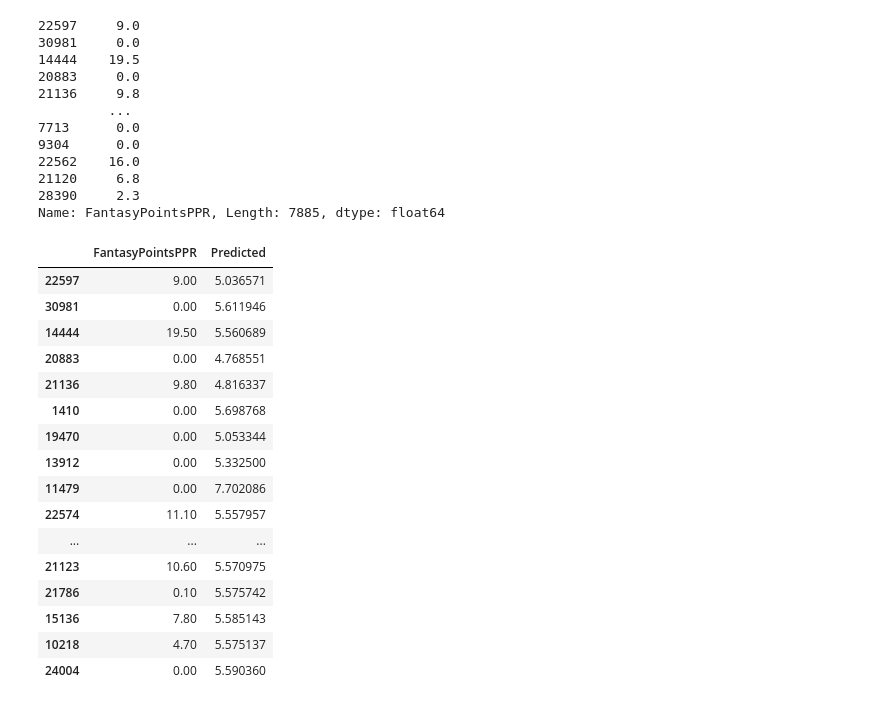
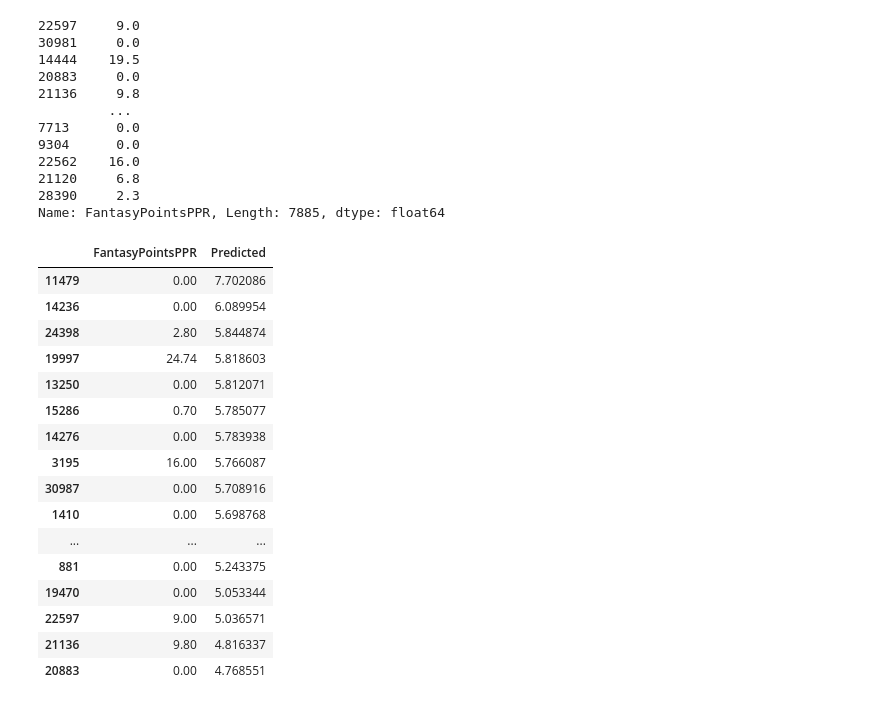
Before and after one commit to bernpb/Fantasy_Football_Prediction, a Jupyter notebook: Random_Forest_Model.ipynb, the cells around one changed output. Drawn from its saved outputs; the diff is of its cells as text; code cells hidden in the pictures.

```diff
--- a/Random_Forest_Model.ipynb
+++ b/Random_Forest_Model.ipynb
@@ -294,22 +294,22 @@ df_preds = pd.DataFrame(y_test)
 # %%
 df_preds['Predicted'] = preds
 # %%
-df_preds[:50]
+df_preds[:50].sort_values(by = 'Predicted', ascending = False)
 # %% [output]
 |  | FantasyPointsPPR | Predicted |
+| 11479 | 0.00 | 7.702086 |
+| 14236 | 0.00 | 6.089954 |
+| 24398 | 2.80 | 5.844874 |
+| 19997 | 24.74 | 5.818603 |
+| 13250 | 0.00 | 5.812071 |
+| 15286 | 0.70 | 5.785077 |
+| 14276 | 0.00 | 5.783938 |
+| 3195 | 16.00 | 5.766087 |
+| 30987 | 0.00 | 5.708916 |
+| 1410 | 0.00 | 5.698768 |
+| ... | ... | ... |
+| 881 | 0.00 | 5.243375 |
+| 19470 | 0.00 | 5.053344 |
 | 22597 | 9.00 | 5.036571 |
-| 30981 | 0.00 | 5.611946 |
-| 14444 | 19.50 | 5.560689 |
+| 21136 | 9.80 | 4.816337 |
 | 20883 | 0.00 | 4.768551 |
-| 21136 | 9.80 | 4.816337 |
-| 1410 | 0.00 | 5.698768 |
-| 19470 | 0.00 | 5.053344 |
-| 13912 | 0.00 | 5.332500 |
-| 11479 | 0.00 | 7.702086 |
-| 22574 | 11.10 | 5.557957 |
-| ... | ... | ... |
-| 21123 | 10.60 | 5.570975 |
-| 21786 | 0.10 | 5.575742 |
-| 15136 | 7.80 | 5.585143 |
-| 10218 | 4.70 | 5.575137 |
-| 24004 | 0.00 | 5.590360 |
```
Also changed, not shown: 6 other files.
